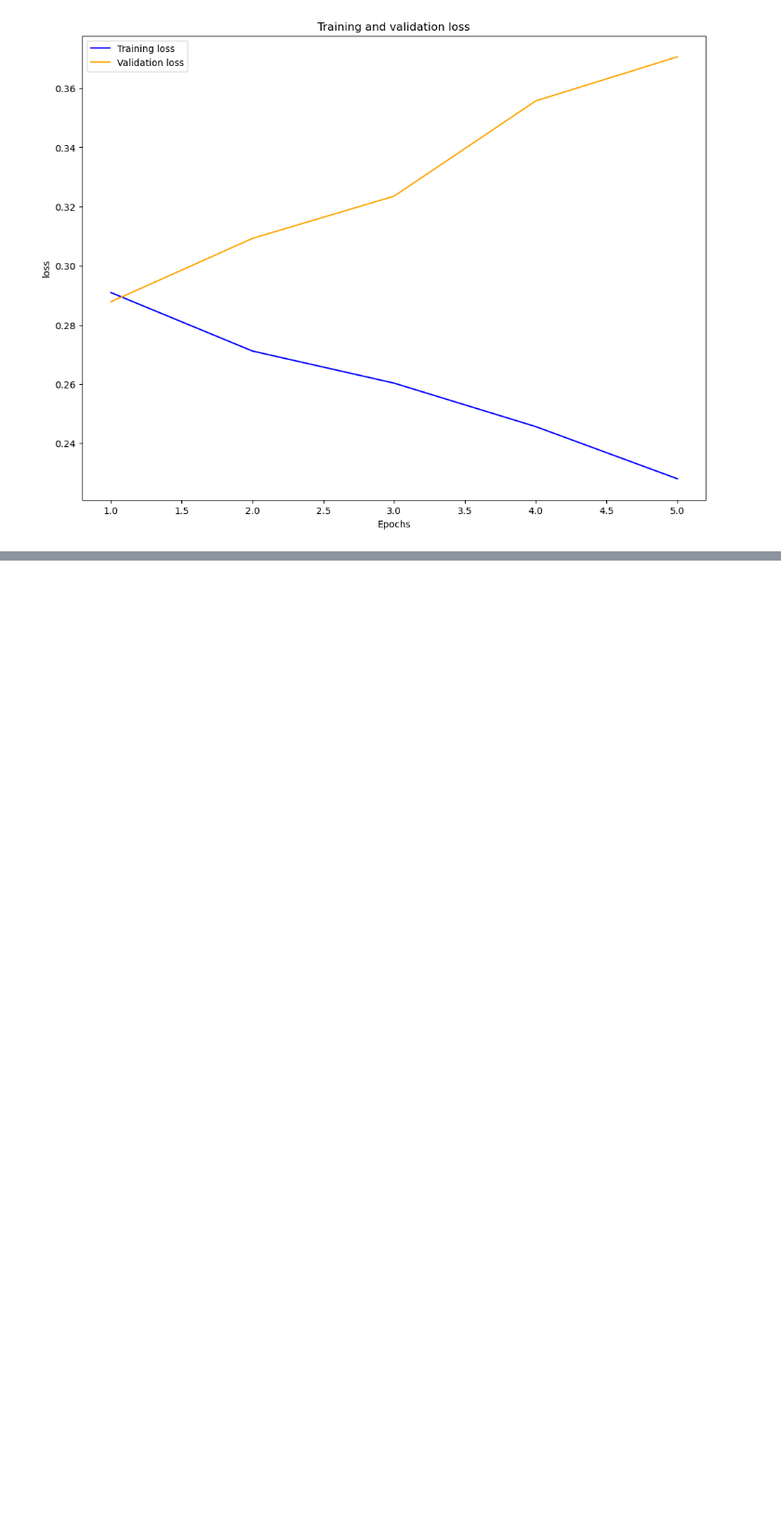
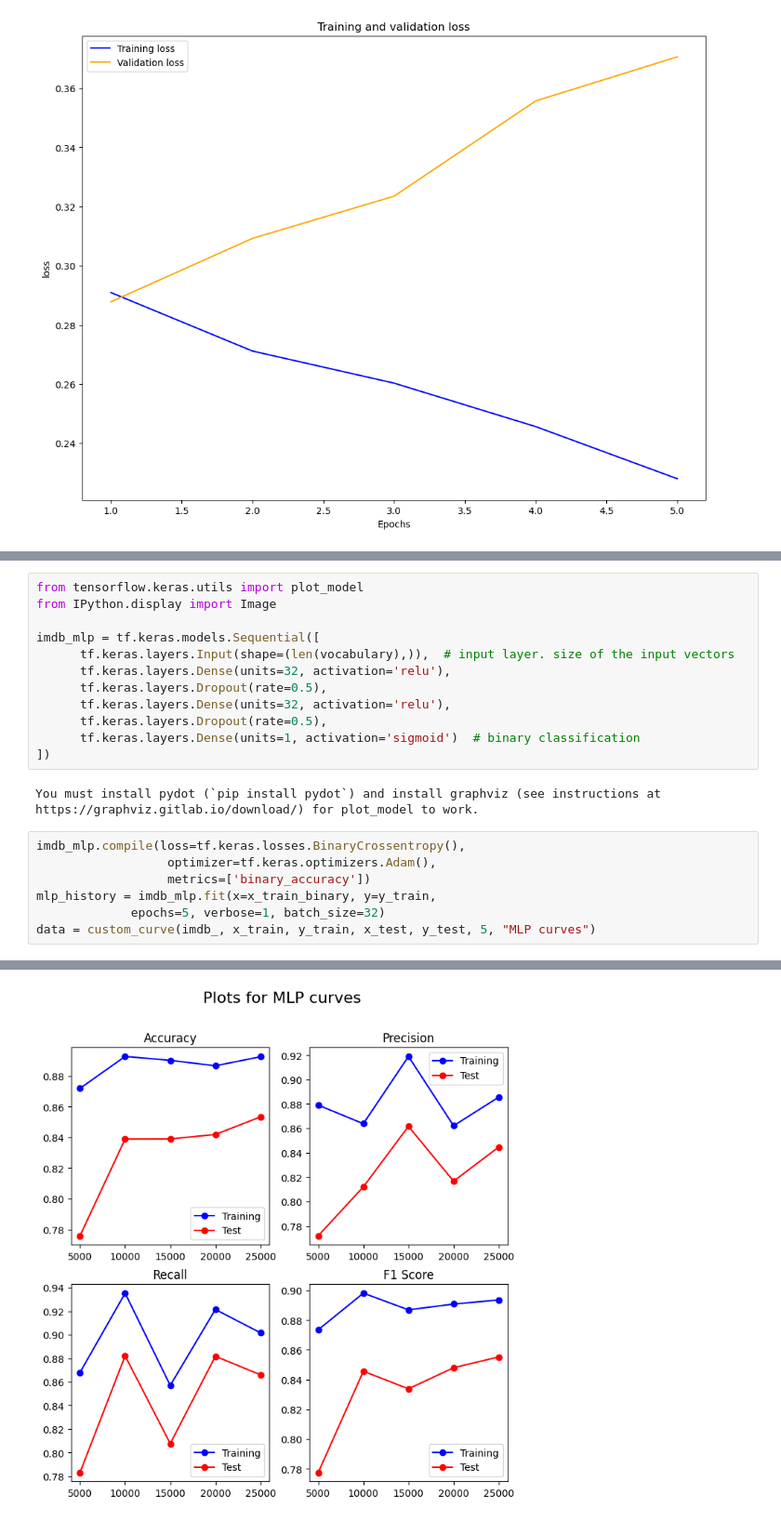
Before and after one commit to OSpyropoulos/IMDb-reviews-classification, a Jupyter notebook: IMDB-reviews-classification.ipynb, the cells around one changed output, grey strips where cells are left out. Shown at 93% size. Drawn from its saved outputs; the diff is of its cells as text; blank space fills up the shorter version.

```diff
--- a/IMDB-reviews-classification.ipynb
+++ b/IMDB-reviews-classification.ipynb
@@ -1344,0 +1366,22 @@ Epoch 5/5
+# %%
+from tensorflow.keras.utils import plot_model
+from IPython.display import Image
+
+imdb_mlp = tf.keras.models.Sequential([
+      tf.keras.layers.Input(shape=(len(vocabulary),)),  # input layer. size of the input vectors
+      tf.keras.layers.Dense(units=32, activation='relu'),
+      tf.keras.layers.Dropout(rate=0.5),
+      tf.keras.layers.Dense(units=32, activation='relu'),
+      tf.keras.layers.Dropout(rate=0.5),
+      tf.keras.layers.Dense(units=1, activation='sigmoid')  # binary classification
+])
+# %% [output]
+You must install pydot (`pip install pydot`) and install graphviz (see instructions at https://graphviz.gitlab.io/download/) for plot_model to work.
+# %%
+imdb_mlp.compile(loss=tf.keras.losses.BinaryCrossentropy(),
+                  optimizer=tf.keras.optimizers.Adam(),
+                  metrics=['binary_accuracy'])
+mlp_history = imdb_mlp.fit(x=x_train_binary, y=y_train,
+             epochs=5, verbose=1, batch_size=32)
+data = custom_curve(imdb_, x_train, y_train, x_test, y_test, 5, "MLP curves")
+# %% [output]
@@ -1344,0 +1405 @@ Epoch 5/5
+[figure, added]
```
Also changed, not shown: parts of 7 cells of this notebook.
